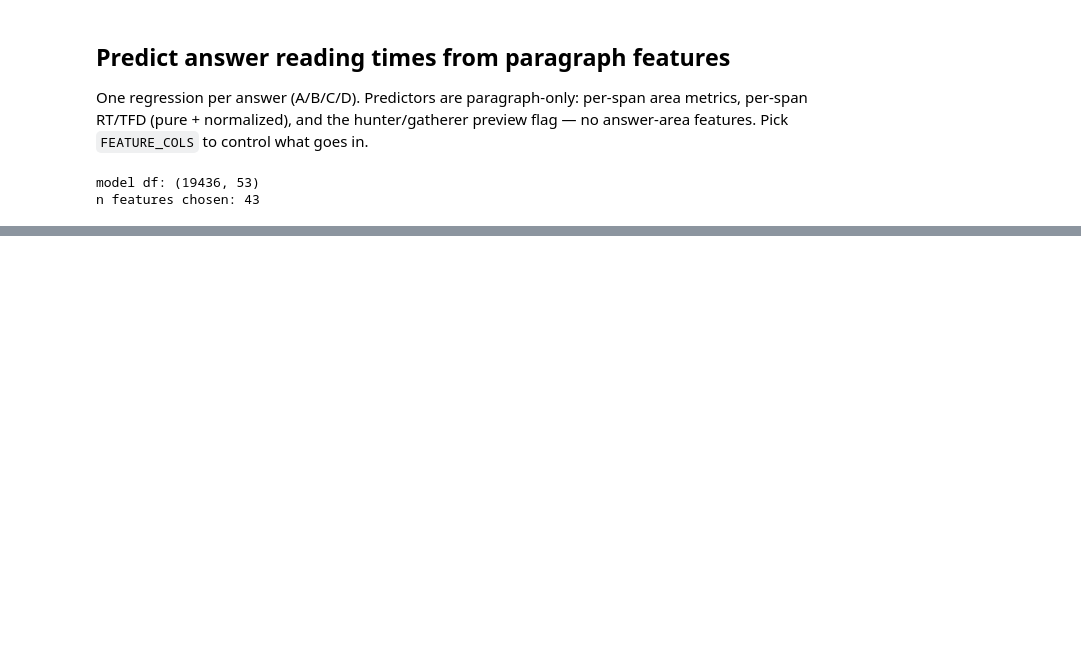
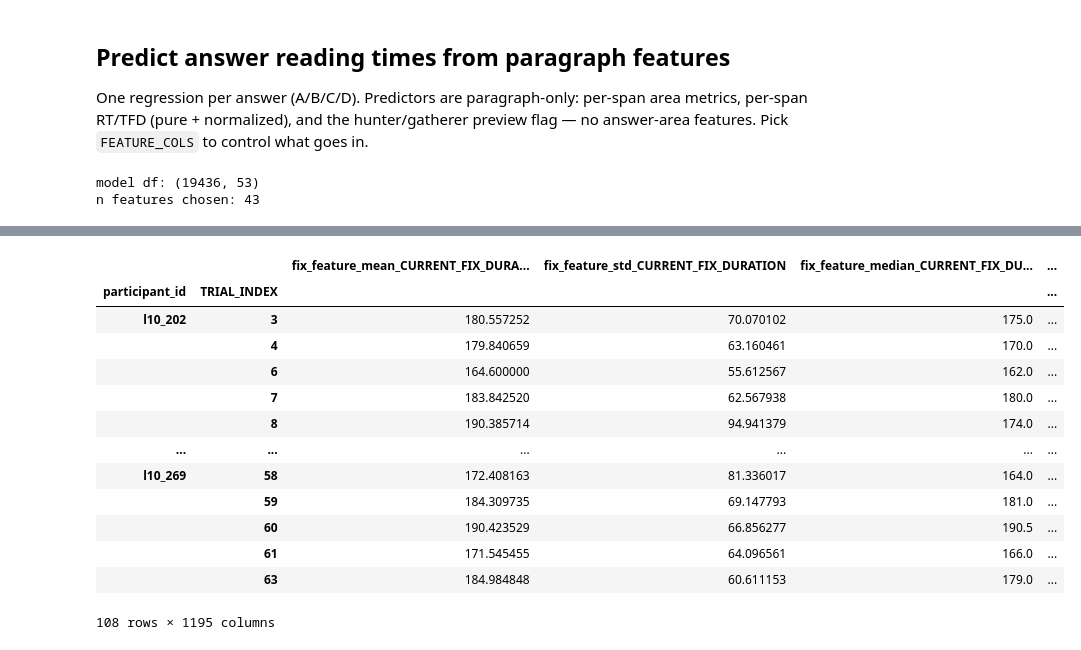
Before and after one commit to Mormorfor/QA_eyetracking, a Jupyter notebook: notebooks/text_associations.ipynb, the cells around one changed output, grey strips where cells are left out. Cells and saved outputs as stored; diff of their text form; code cells hidden in the pictures; blank space fills up the shorter version.

```diff
--- a/notebooks/text_associations.ipynb
+++ b/notebooks/text_associations.ipynb
@@ -307,0 +446,17 @@ answer D: R2=0.027 RMSE=210.431 (baseline 213.318) MAE=117.881  [n_train=15549,
+# %%
+trial_features
+# %% [output]
+|  |  | fix_feature_mean_CURRENT_FIX_DURA... | fix_feature_std_CURRENT_FIX_DURATION | fix_feature_median_CURRENT_FIX_DU... | ... |
+| participant_id | TRIAL_INDEX |  |  |  | ... |
+| l10_202 | 3 | 180.557252 | 70.070102 | 175.0 | ... |
+|  | 4 | 179.840659 | 63.160461 | 170.0 | ... |
+|  | 6 | 164.600000 | 55.612567 | 162.0 | ... |
+|  | 7 | 183.842520 | 62.567938 | 180.0 | ... |
+|  | 8 | 190.385714 | 94.941379 | 174.0 | ... |
+| ... | ... | ... | ... | ... | ... |
+| l10_269 | 58 | 172.408163 | 81.336017 | 164.0 | ... |
+|  | 59 | 184.309735 | 69.147793 | 181.0 | ... |
+|  | 60 | 190.423529 | 66.856277 | 190.5 | ... |
+|  | 61 | 171.545455 | 64.096561 | 166.0 | ... |
+|  | 63 | 184.984848 | 60.611153 | 179.0 | ... |
+108 rows × 1195 columns
```
Also changed, not shown: parts of 3 cells of this notebook, 21 other files.
